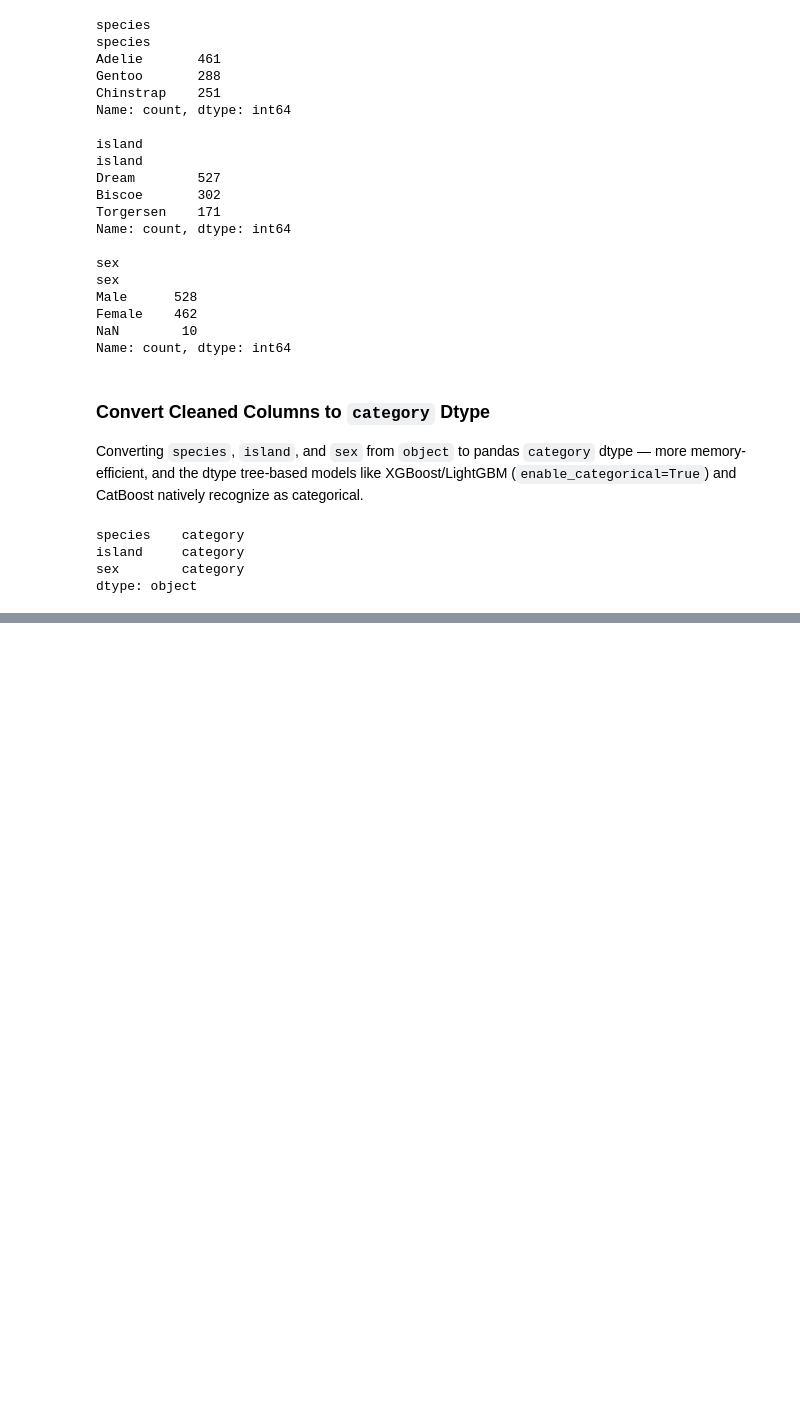
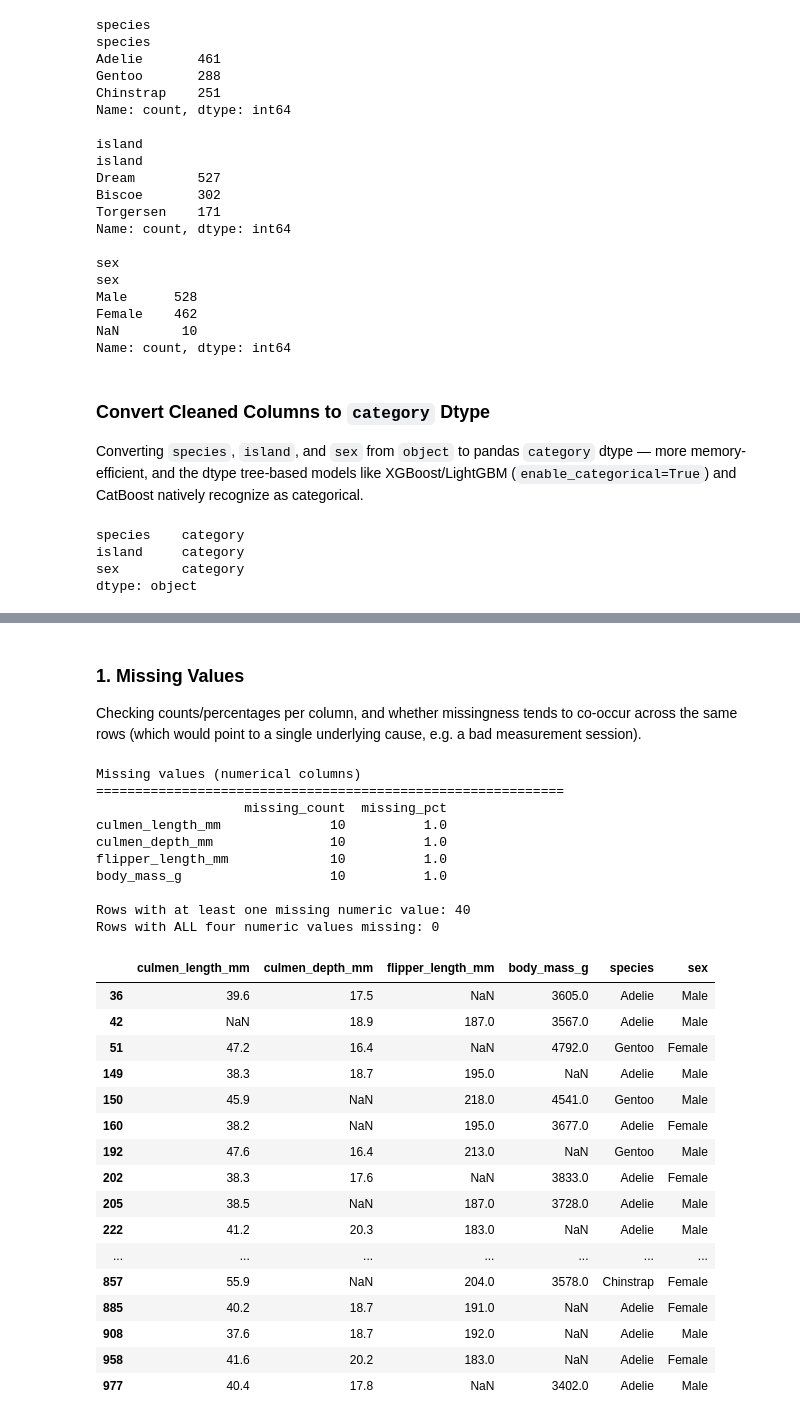
Before and after one commit to rohail410/Penguin-Species-Classification-Project, a Jupyter notebook: project.ipynb, the cells around one changed output, grey strips where cells are left out. Saved outputs shown, nothing was run; the diff lists cells and outputs as text; code cells hidden in the pictures; blank space fills up the shorter version.

Commit message:
chore: add a numerical column data cleaning skill and perform it

```diff
--- a/project.ipynb
+++ b/project.ipynb
@@ -536,0 +541,47 @@ dtype: object
+# %% [markdown]
+### 1. Missing Values
+
+Checking counts/percentages per column, and whether missingness tends to co-occur across the same rows (which would point to a single underlying cause, e.g. a bad measurement session).
+# %%
+numerical_cols_clean = ['culmen_length_mm', 'culmen_depth_mm', 'flipper_length_mm', 'body_mass_g']
+
+miss_count = df[numerical_cols_clean].isnull().sum()
+miss_pct = (miss_count / len(df) * 100).round(2)
+print("Missing values (numerical columns)")
+print("=" * 60)
+print(pd.DataFrame({'missing_count': miss_count, 'missing_pct': miss_pct}))
+
+# Do the missing values co-occur on the same rows, or are they scattered?
+rows_any_missing = df[numerical_cols_clean].isnull().any(axis=1)
+rows_all_missing = df[numerical_cols_clean].isnull().all(axis=1)
+print(f"\nRows with at least one missing numeric value: {rows_any_missing.sum()}")
+print(f"Rows with ALL four numeric values missing: {rows_all_missing.sum()}")
+display(df.loc[rows_any_missing, numerical_cols_clean + ['species', 'sex']])
+# %% [output]
+Missing values (numerical columns)
+============================================================
+                   missing_count  missing_pct
+culmen_length_mm              10          1.0
+culmen_depth_mm               10          1.0
+flipper_length_mm             10          1.0
+body_mass_g                   10          1.0
+
+Rows with at least one missing numeric value: 40
+Rows with ALL four numeric values missing: 0
+|  | culmen_length_mm | culmen_depth_mm | flipper_length_mm | body_mass_g | species | sex |
+| 36 | 39.6 | 17.5 | NaN | 3605.0 | Adelie | Male |
+| 42 | NaN | 18.9 | 187.0 | 3567.0 | Adelie | Male |
+| 51 | 47.2 | 16.4 | NaN | 4792.0 | Gentoo | Female |
+| 149 | 38.3 | 18.7 | 195.0 | NaN | Adelie | Male |
+| 150 | 45.9 | NaN | 218.0 | 4541.0 | Gentoo | Male |
+| 160 | 38.2 | NaN | 195.0 | 3677.0 | Adelie | Female |
+| 192 | 47.6 | 16.4 | 213.0 | NaN | Gentoo | Male |
+| 202 | 38.3 | 17.6 | NaN | 3833.0 | Adelie | Female |
+| 205 | 38.5 | NaN | 187.0 | 3728.0 | Adelie | Male |
+| 222 | 41.2 | 20.3 | 183.0 | NaN | Adelie | Male |
+| ... | ... | ... | ... | ... | ... | ... |
+| 857 | 55.9 | NaN | 204.0 | 3578.0 | Chinstrap | Female |
+| 885 | 40.2 | 18.7 | 191.0 | NaN | Adelie | Female |
+| 908 | 37.6 | 18.7 | 192.0 | NaN | Adelie | Male |
+| 958 | 41.6 | 20.2 | 183.0 | NaN | Adelie | Female |
+| 977 | 40.4 | 17.8 | NaN | 3402.0 | Adelie | Male |
```
Also changed, not shown: parts of 24 cells of this notebook, 2 other files.
